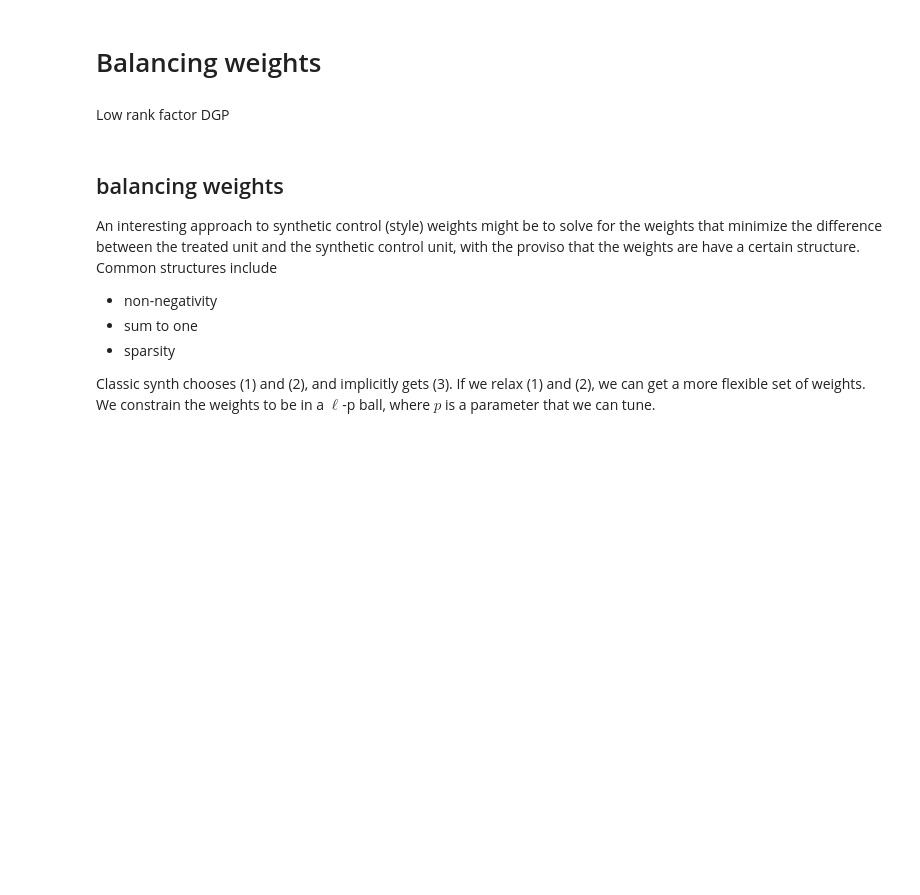
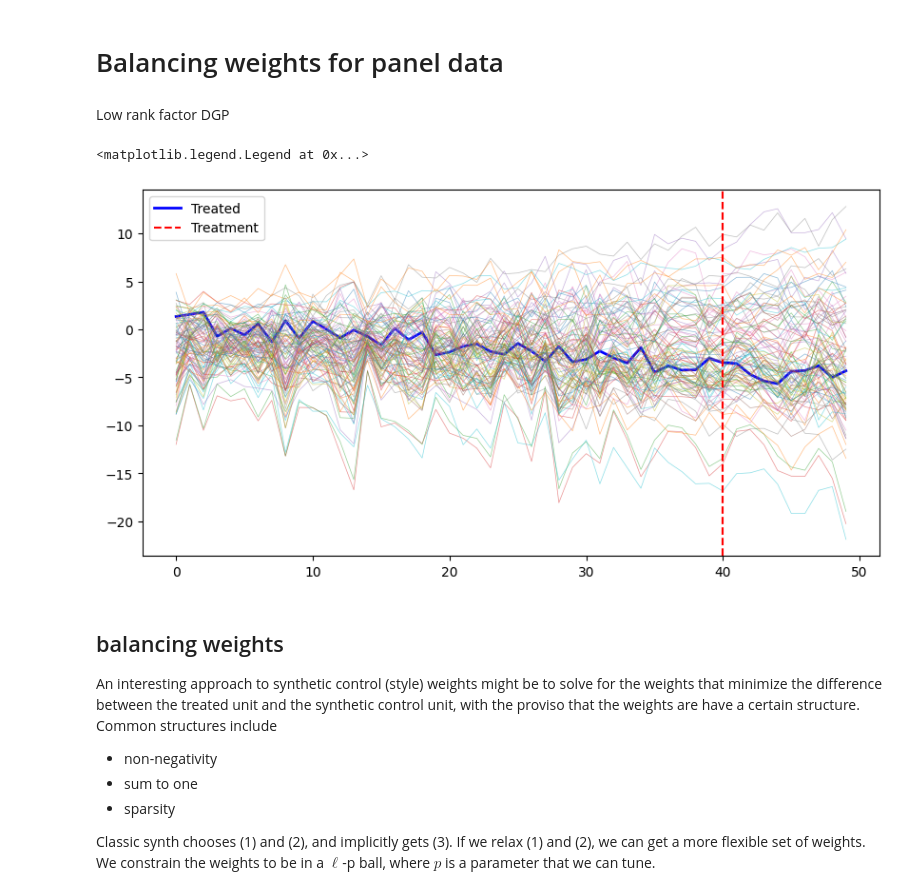
Before and after one commit to apoorvalal/pyensmallen, a Jupyter notebook: notebooks/synth.ipynb, the cells around one changed output. Cells and saved outputs as stored; diff of their text form; code cells hidden in the pictures; blank space fills up the shorter version.

```diff
--- a/notebooks/synth.ipynb
+++ b/notebooks/synth.ipynb
@@ -1,5 +1,5 @@
 # %% [markdown]
-# Balancing weights
+# Balancing weights for panel data
 # %%
 import numpy as np
 import pyensmallen as pe
@@ -12,23 +12,44 @@ np.random.seed(42)
 # %% [markdown]
 Low rank factor DGP
 # %%
-# Generate panel data based on a latent factor model
-def generate_panel_data(N, T, K, sigma=0.1):
-    F = np.random.randn(T, K)
-    L = np.random.randn(N, K)
+# Modified function to include individual time trends
+def generate_panel_data(
+    N, T, K, unit_fac_lb=-5, unit_fac_ub=3, sigma=0.1, trend_sigma=0.01
+):
+    F, L = np.random.rand(T, K), np.random.uniform(unit_fac_lb, unit_fac_ub, (N, K))
+    time_trends = np.random.normal(0, trend_sigma, (N, 1)) * np.arange(T).reshape(1, T)
     epsilon = np.random.normal(0, sigma, (N, T))
-    Y = np.dot(L, F.T) + epsilon
+    Y = np.dot(L, F.T) + epsilon + time_trends
     return Y, L
 
 
-def assign_treatment_probabilistic(L, n_treated=1, temperature=1.0):
-    probabilities = expit(L[:, 0] / temperature)
-    probabilities /= probabilities.sum()
-    treated_units = np.random.choice(
-        len(L), size=n_treated, replace=False, p=probabilities
-    )
-
-    return treated_units
+# Modified function to make treated units more unusual
+def assign_treatment(L, n_treated=1, sel_mean=1):
+    sel_coef = np.random.normal(sel_mean, 1, L.shape[1])
+    pscore = expit(L @ sel_coef**2)
+    pscore /= pscore.sum()
+    assignment = np.random.choice(range(L.shape[0]), n_treated, replace=False, p=pscore)
+    return assignment
+# %%
+# Main experiment
+N, T, K = 100, 50, 4
+n_treated = 1
+T_pre = T - 10
+Y, L = generate_panel_data(N, T, K, trend_sigma=0.1)
+treated_units = assign_treatment(L, n_treated)
+
+ctrl_units = np.setdiff1d(range(Y.shape[0]), treated_units)
+Y_treated = Y[treated_units].mean(axis=0)
+Y_control = Y[ctrl_units]
+
+f, ax = plt.subplots(1, 1, figsize=(10, 5))
+ax.plot(Y_treated, label="Treated", color="blue", linewidth=2)
+ax.plot(Y_control.T, alpha=0.5, linewidth=0.5,)
+ax.axvline(T_pre, color="red", linestyle="--", label="Treatment")
+ax.legend()
+# %% [output]
+<matplotlib.legend.Legend at 0x...>
+[figure, added]
 # %% [markdown]
 ## balancing weights
 
```
Also changed, not shown: parts of 9 cells of this notebook.
